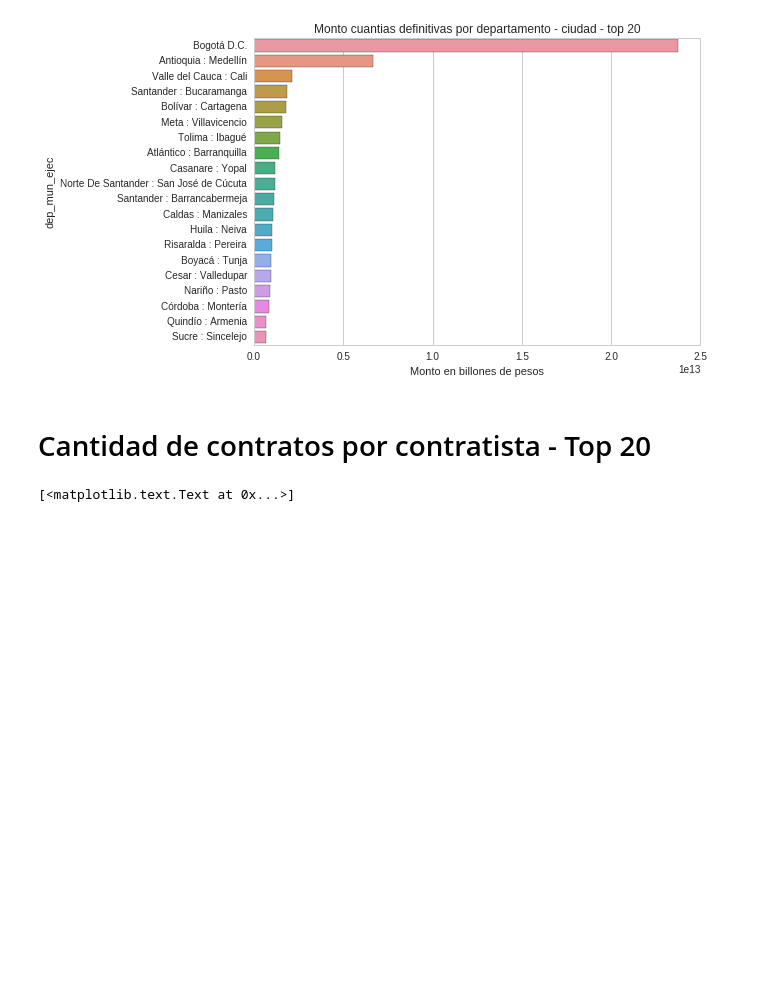
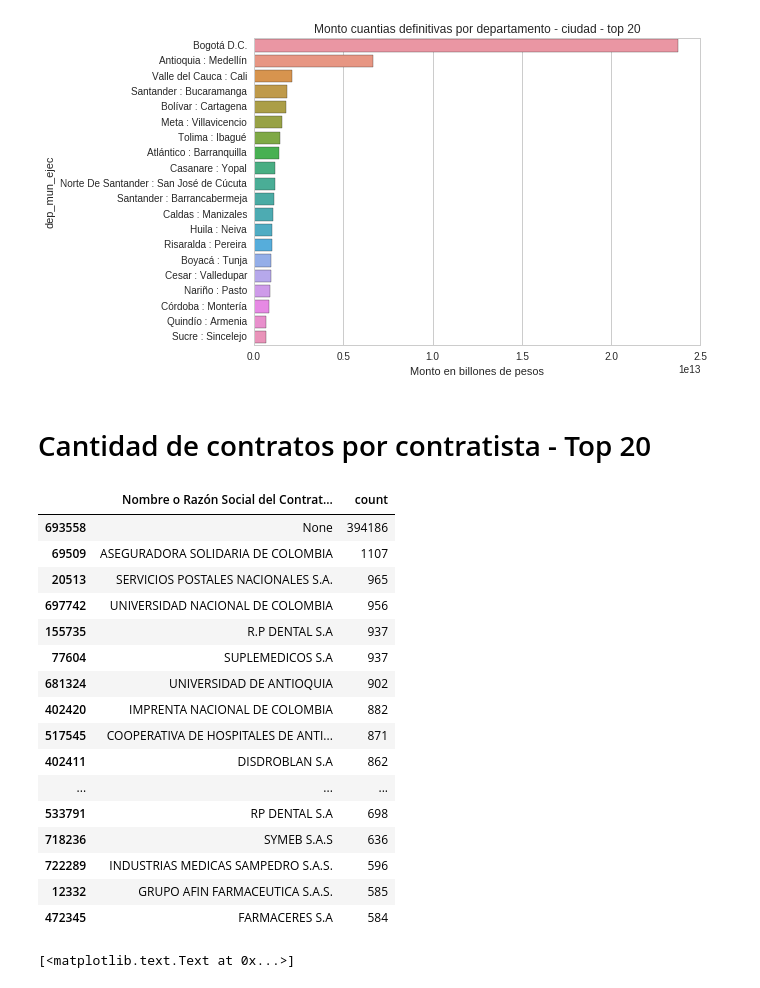
Before and after one commit to jasam/contract_analysis, a Jupyter notebook: contract_analysis.ipynb, the cells around one changed output. Saved outputs shown, nothing was run; the diff lists cells and outputs as text; code cells hidden in the pictures; blank space fills up the shorter version.

```diff
--- a/contract_analysis.ipynb
+++ b/contract_analysis.ipynb
@@ -278,6 +278,26 @@ plot.set(xlabel='Monto en billones de pesos')
 # %%
 df_pandas_contratista = df.groupBy("Nombre o Razón Social del Contratista").count().toPandas()
 df_pandas_contratista = df_pandas_contratista.sort_values(by='count', ascending=0).head(20)
+# %%
+df_pandas_contratista
+# %% [output]
+|  | Nombre o Razón Social del Contrat... | count |
+| 693558 | None | 394186 |
+| 69509 | ASEGURADORA SOLIDARIA DE COLOMBIA | 1107 |
+| 20513 | SERVICIOS POSTALES NACIONALES S.A. | 965 |
+| 697742 | UNIVERSIDAD NACIONAL DE COLOMBIA | 956 |
+| 155735 | R.P DENTAL S.A | 937 |
+| 77604 | SUPLEMEDICOS S.A | 937 |
+| 681324 | UNIVERSIDAD DE ANTIOQUIA | 902 |
+| 402420 | IMPRENTA NACIONAL DE COLOMBIA | 882 |
+| 517545 | COOPERATIVA DE HOSPITALES DE ANTI... | 871 |
+| 402411 | DISDROBLAN S.A | 862 |
+| ... | ... | ... |
+| 533791 | RP DENTAL S.A | 698 |
+| 718236 | SYMEB S.A.S | 636 |
+| 722289 | INDUSTRIAS MEDICAS SAMPEDRO S.A.S. | 596 |
+| 12332 | GRUPO AFIN FARMACEUTICA S.A.S. | 585 |
+| 472345 | FARMACERES S.A | 584 |
 # %%
 sns.plt.title('Cantidad de contratos por contratista - Top 20')
 plot = sns.barplot(x="count", y="Nombre o Razón Social del Contratista", data=df_pandas_contratista)
```
Also changed, not shown: parts of 3 cells of this notebook, 9 other files.
